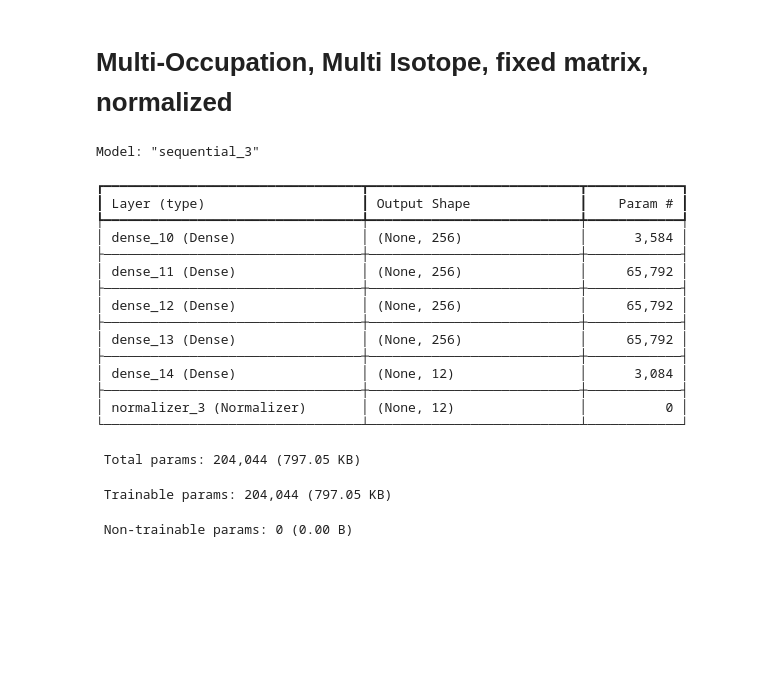
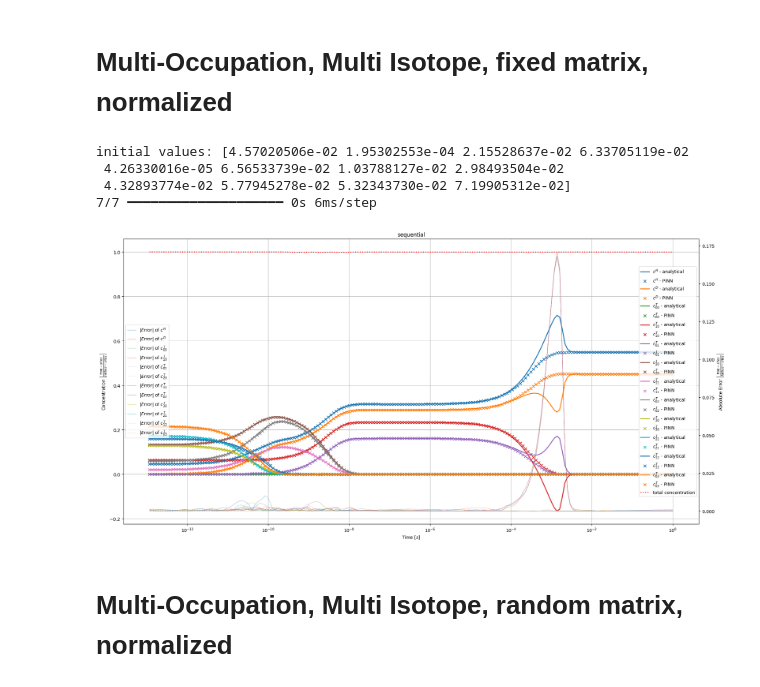
Before and after one commit to Davidxdydz/TrapDiffusion, a Jupyter notebook: Training.ipynb, the cells around one changed output. Drawn from its saved outputs; the diff is of its cells as text; code cells hidden in the pictures; blank space fills up the shorter version.

Commit message:
Add final plots

```diff
--- a/Training.ipynb
+++ b/Training.ipynb
@@ -18,3 +21,22 @@ from tqdm.auto import tqdm
 # %% [markdown]
 # Multi-Occupation, Multi Isotope, fixed matrix, normalized
+# %%
+initial_values = worst_iv  # val_x[worst[-1],1:]
+
+print(f"initial values: {initial_values}")
+momi.evaluate(
+    model,
+    pre_normalized=True,
+    initial_values=initial_values,
+    n_eval=200,
+    log_t_eval=True,
+)
+# %% [output]
+initial values: [4.57020506e-02 1.95302553e-04 2.15528637e-02 6.33705119e-02
+ 4.26330016e-05 6.56533739e-02 1.03788127e-02 2.98493504e-02
+ 4.32893774e-02 5.77945278e-02 5.32343730e-02 7.19905312e-02]
+7/7 ━━━━━━━━━━━━━━━━━━━━ 0s 6ms/step
+[figure, added]
+# %% [markdown]
+# Multi-Occupation, Multi Isotope, random matrix, normalized
 # %%
@@ -22,33 +45,0 @@ info, (train_x,train_y),(val_x,val_y) = load_dataset("Multi-Occupation, Multi Is
-# %%
-model = keras.Sequential(
-    [
-        Input(shape= (info["input_channels"],)),
-        Dense(256,activation="relu"),
-        Dense(256,activation="relu"),
-        Dense(256,activation="relu"),
-        Dense(256,activation="relu"),
-        Dense(info["output_channels"], activation="leaky_relu"),
-        Normalizer(norm_loss_weight=0.1)
-    ]
-)
-model.summary()
-# %% [output]
-Model: "sequential_3"
-┏━━━━━━━━━━━━━━━━━━━━━━━━━━━━━━━━━┳━━━━━━━━━━━━━━━━━━━━━━━━━━━┳━━━━━━━━━━━━┓
-┃ Layer (type)                    ┃ Output Shape              ┃    Param # ┃
-┡━━━━━━━━━━━━━━━━━━━━━━━━━━━━━━━━━╇━━━━━━━━━━━━━━━━━━━━━━━━━━━╇━━━━━━━━━━━━┩
-│ dense_10 (Dense)                │ (None, 256)               │      3,584 │
-├─────────────────────────────────┼───────────────────────────┼────────────┤
-│ dense_11 (Dense)                │ (None, 256)               │     65,792 │
-├─────────────────────────────────┼───────────────────────────┼────────────┤
-│ dense_12 (Dense)                │ (None, 256)               │     65,792 │
-├─────────────────────────────────┼───────────────────────────┼────────────┤
-│ dense_13 (Dense)                │ (None, 256)               │     65,792 │
-├─────────────────────────────────┼───────────────────────────┼────────────┤
-│ dense_14 (Dense)                │ (None, 12)                │      3,084 │
-├─────────────────────────────────┼───────────────────────────┼────────────┤
-│ normalizer_3 (Normalizer)       │ (None, 12)                │          0 │
-└─────────────────────────────────┴───────────────────────────┴────────────┘
- Total params: 204,044 (797.05 KB)
- Trainable params: 204,044 (797.05 KB)
- Non-trainable params: 0 (0.00 B)
```
Also changed, not shown: parts of 25 cells of this notebook.
